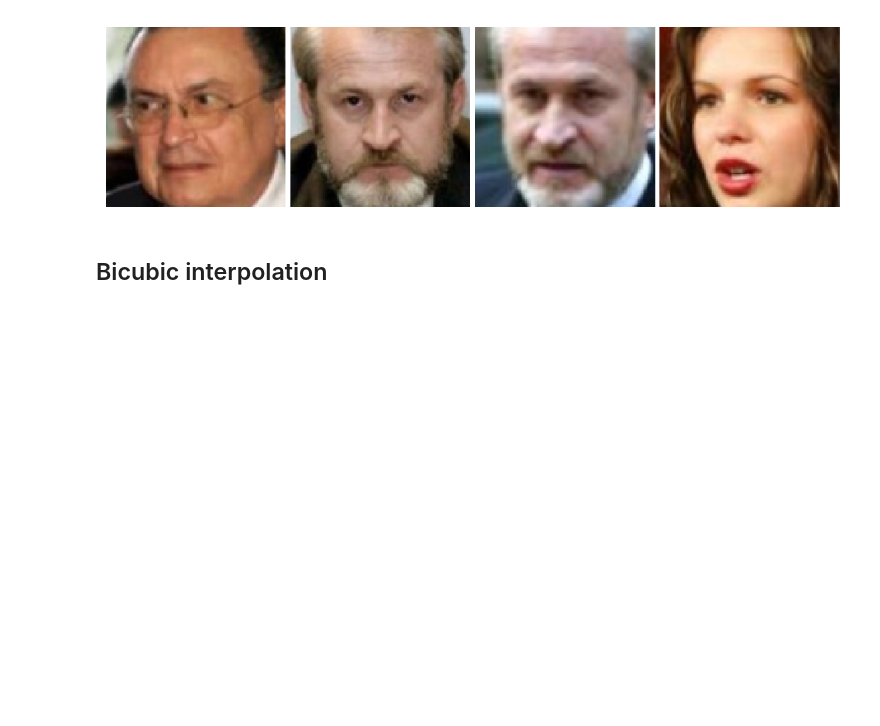
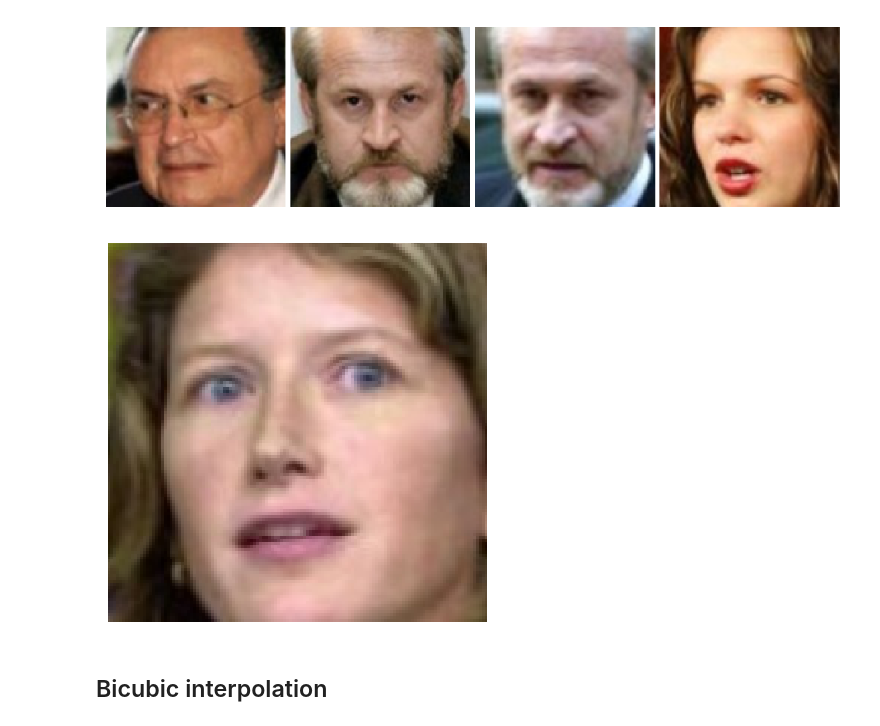
Before and after one commit to Alpus/face_super_resolution, a Jupyter notebook: recognition_test.ipynb, the cells around one changed output. Drawn from its saved outputs; the diff is of its cells as text; code cells hidden in the pictures; blank space fills up the shorter version.

Commit message:
Add additional image drawing

```diff
--- a/recognition_test.ipynb
+++ b/recognition_test.ipynb
@@ -235,10 +235,26 @@ def show_pil_batch(batch, upscale_model=None, checkpoint_file=None, rows=1, colu
 
     show_pil_images(images, rows, columns)
     return images
+# %%
+def show_pil_image(batch, number=1, upscale_model=None, checkpoint_file=None):
+    iterator = iter(batch)
+    for x in range(10):
+        next(iterator)
+    if upscale_model is not None and checkpoint_file is not None:
+        upscale_model.load_state_dict(torch.load(checkpoint_file))
+        result = upscale_model(Variable(next(iterator)[0], volatile=True).cuda()).data.cpu()[number]
+    else:
+        result = next(iterator)[0][number]
+
+    image = transforms.ToPILImage()(torch.clamp(result, 0, 1))
+
+    show_pil_images([image], 1, 1)
+    return image
 # %%
 roc_auc_scores = OrderedDict()
 roc_curves = OrderedDict()
 images = OrderedDict()
+single_images = OrderedDict()
 steps_aucs = OrderedDict()
 # %% [markdown]
 ## HR
@@ -264,6 +280,10 @@ roc_auc_hr
 images[approach_name] = show_pil_batch(lwf_loader_hr)
 # %% [output]
 [figure]
+# %%
+single_images[approach_name] = show_pil_image(lwf_loader_hr)
+# %% [output]
+[figure, added]
 # %%
 roc_curves[approach_name] = fpr, tpr
 roc_auc_scores[approach_name] = roc_auc_hr
```
Also changed, not shown: parts of 10 cells of this notebook.
